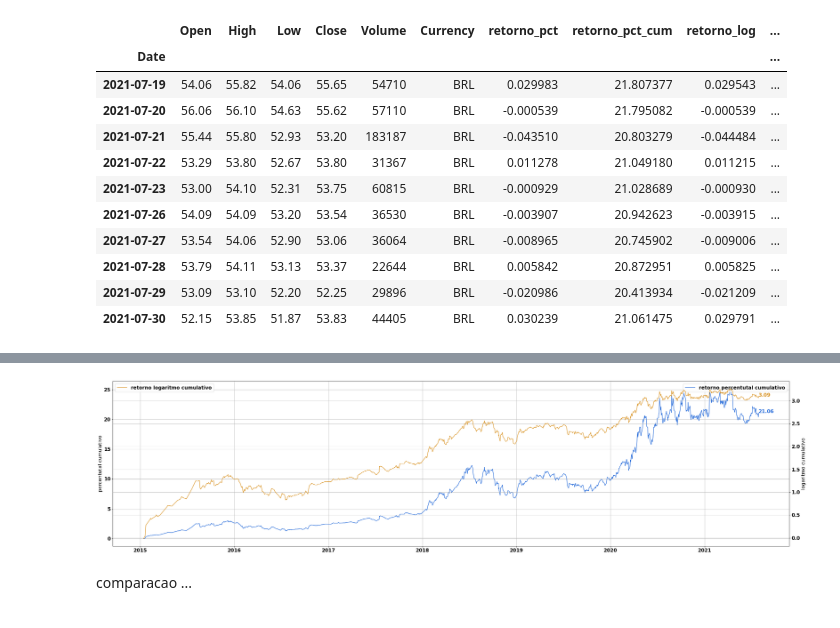
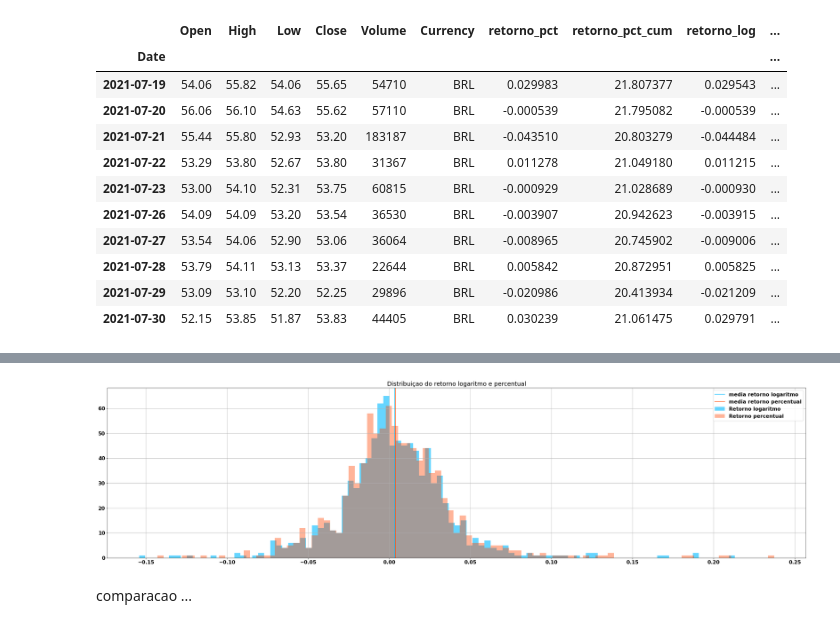
Before and after one commit to lhndsp/Quant-basics, a Jupyter notebook: quant-basics.ipynb, the cells around one changed output, grey strips where cells are left out. Saved outputs shown, nothing was run; the diff lists cells and outputs as text; code cells hidden in the pictures.

```diff
--- a/quant-basics.ipynb
+++ b/quant-basics.ipynb
@@ -224,35 +224,44 @@ g = ax1.grid()
+# %%
+g = df_stock['retorno_log'].hist(bins=100, alpha=.6, label='Retorno logaritmo', color='#00baff')
+p = df_stock['retorno_pct'].hist(bins=100, alpha=.4, color='#ff4500', ax=g, label='Retorno percentual')
+
+p = g.axvline(df_stock['retorno_log'].mean(), color='#00baff', label='media retorno logaritmo')
+p = g.axvline(df_stock['retorno_pct'].mean(), color='#ff4500', label='media retorno percentual')
+
+p = g.legend()
+p = g.set_title('Distribuiçao do retorno logaritmo e percentual')
+# %% [output]
+[figure, added]
 # %%
-dfbkp = df_stock[:][:]
+# dfbkp = df_stock[:][:]
 
-dfbkp['retorno_pct'] = dfbkp['Close'].pct_change()
-dfbkp['retorno_pct_cum'] = (dfbkp['retorno_pct']  + 1).cumprod() -1
+# dfbkp['retorno_pct'] = dfbkp['Close'].pct_change()
+# dfbkp['retorno_pct_cum'] = (dfbkp['retorno_pct']  + 1).cumprod() -1
 
-dfbkp['retorno_log'] = np.log(dfbkp['Close'] / dfbkp['Close'].shift(1))
-dfbkp['retorno_log_cum'] = (dfbkp['retorno_log']).cumsum()
+# dfbkp['retorno_log'] = np.log(dfbkp['Close'] / dfbkp['Close'].shift(1))
+# dfbkp['retorno_log_cum'] = (dfbkp['retorno_log']).cumsum()
 
-fig, ax = plt.subplots()
+# fig, ax = plt.subplots()
 
-ax.plot(dfbkp['retorno_pct_cum'], color='#2369d9', label='retorno percentutal cumulativo')
-ax.set_ylabel('percentutal cumulativo')
-ax.text(x=dfbkp.index.max(),
-        y=dfbkp['retorno_pct_cum'].iloc[-1],
-        s=round(dfbkp['retorno_pct_cum'].iloc[-1], 2),
-        color='#2369d9')
+# ax.plot(dfbkp['retorno_pct_cum'], color='#2369d9', label='retorno percentutal cumulativo')
+# ax.set_ylabel('percentutal cumulativo')
+# ax.text(x=dfbkp.index.max(),
+#         y=dfbkp['retorno_pct_cum'].iloc[-1],
+#         s=round(dfbkp['retorno_pct_cum'].iloc[-1], 2),
+#         color='#2369d9')
 
-ax1 = ax.twinx()
-ax1.plot(dfbkp['retorno_log_cum'], color='#d99323', label='retorno logaritmo cumulativo')
-ax1.set_ylabel('logaritmo cumulativo')
-ax1.text(x=dfbkp.index.max(),
-         y=dfbkp['retorno_log_cum'].iloc[-1],
-         s=round(dfbkp['retorno_log_cum'].iloc[-1], 2),
-         color='#d99323')
+# ax1 = ax.twinx()
+# ax1.plot(dfbkp['retorno_log_cum'], color='#d99323', label='retorno logaritmo cumulativo')
+# ax1.set_ylabel('logaritmo cumulativo')
+# ax1.text(x=dfbkp.index.max(),
+#          y=dfbkp['retorno_log_cum'].iloc[-1],
+#          s=round(dfbkp['retorno_log_cum'].iloc[-1], 2),
+#          color='#d99323')
 
-g = ax.legend(loc=1)
-g = ax1.legend(loc=2)
-g = ax.grid()
-g = ax1.grid()
+# g = ax.legend(loc=1)
+# g = ax1.legend(loc=2)
+# g = ax.grid()
+# g = ax1.grid()
-# %% [output]
-[figure, removed]
 # %% [markdown]
 comparacao ...
 # %% [markdown]
```
Also changed, not shown: parts of 36 cells of this notebook.
